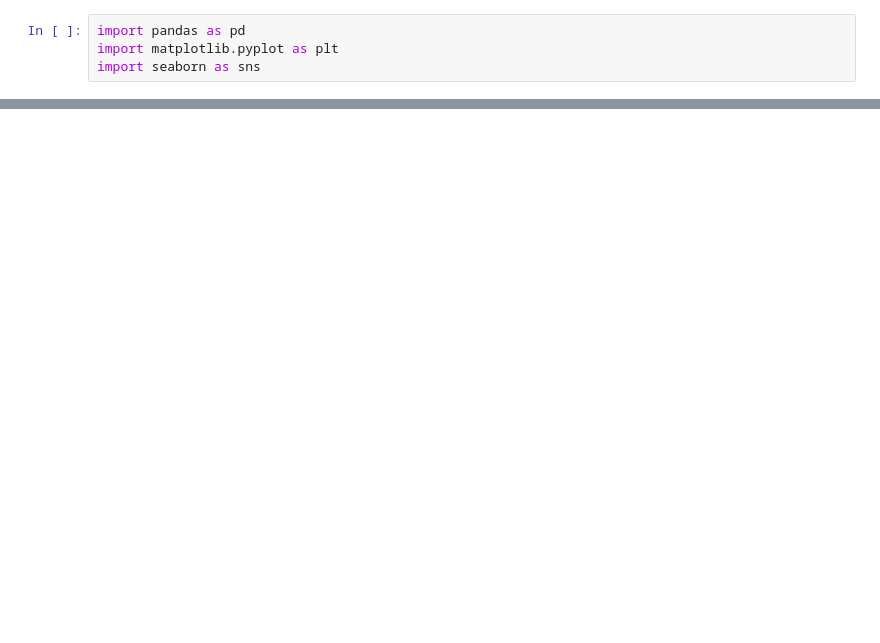
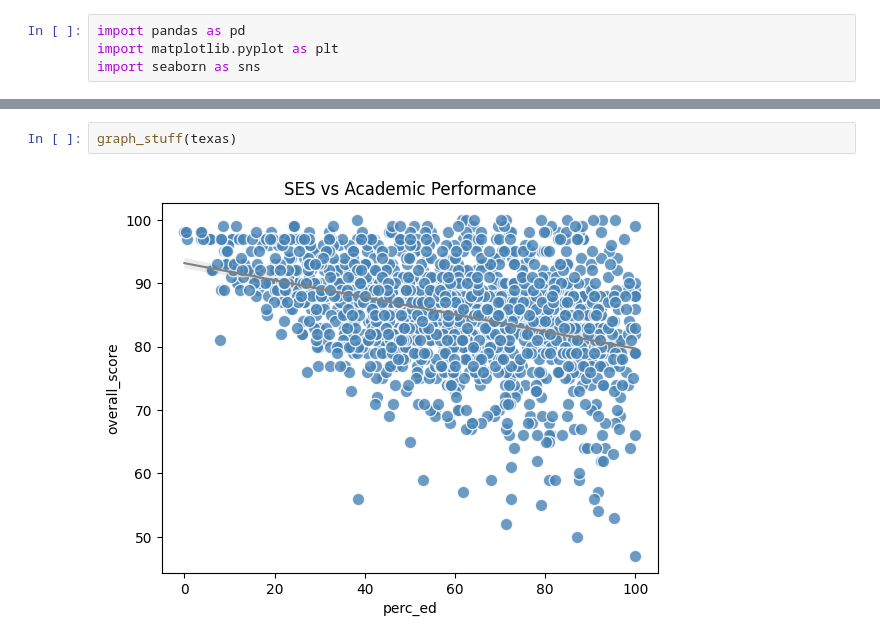
Before and after one commit to slsumabon/hackathon_summer2026, a Jupyter notebook: first_graph.ipynb, the cells around one changed output, grey strips where cells are left out. Cells and saved outputs as stored; diff of their text form; blank space fills up the shorter version.

```diff
--- a/first_graph.ipynb
+++ b/first_graph.ipynb
@@ -35,0 +45,4 @@ plt.show()
+# %%
+graph_stuff(texas)
+# %% [output]
+[figure, added]
```
Also changed, not shown: parts of 4 cells of this notebook, 1 other file.
